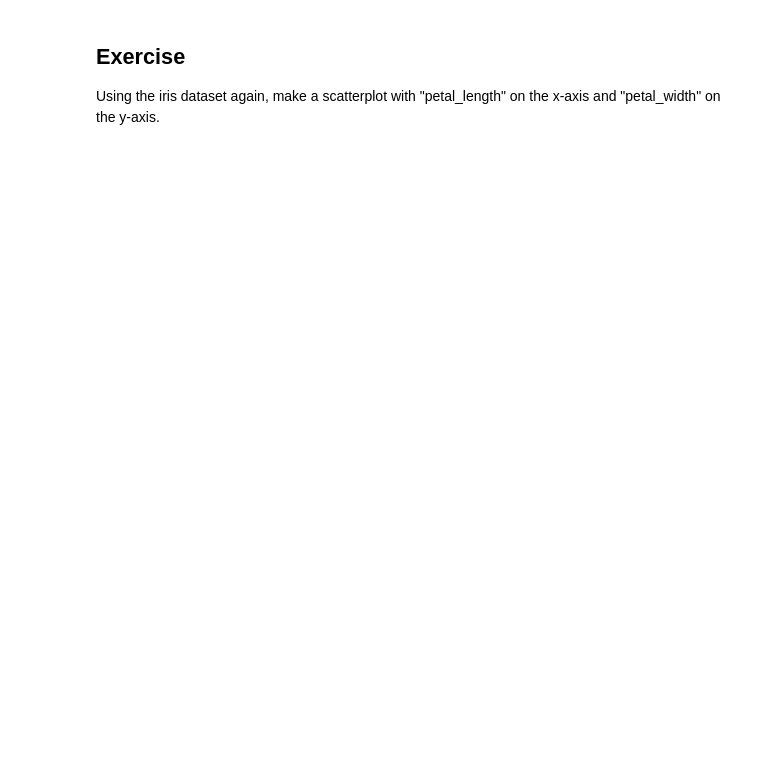
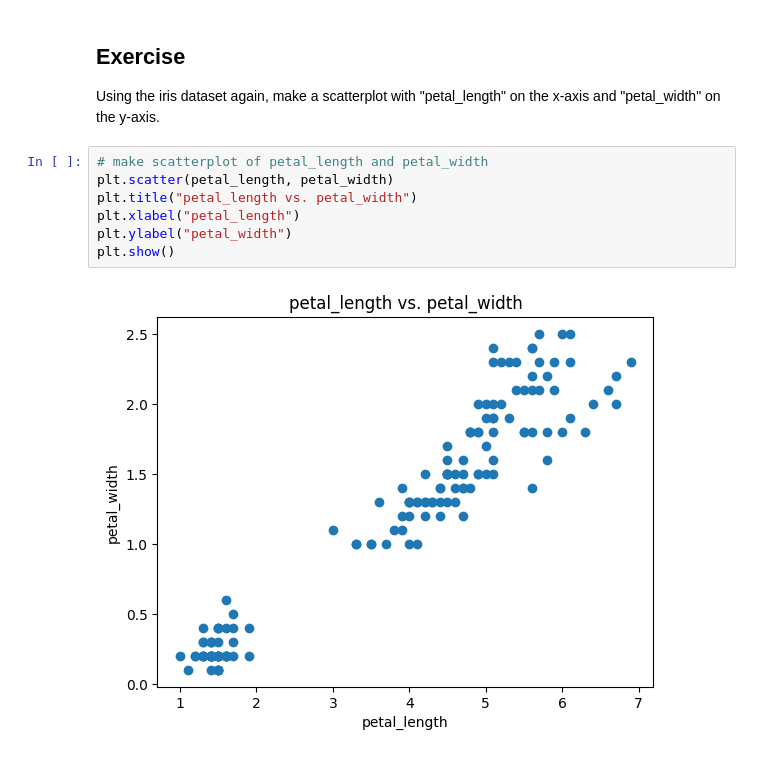
Before and after one commit to ArthurBoucard/RUC_Data-and-Things, a Jupyter notebook: Visualizing data.ipynb, the cells around one changed output. Saved outputs shown, nothing was run; the diff lists cells and outputs as text; blank space fills up the shorter version.

```diff
--- a/Visualizing data.ipynb
+++ b/Visualizing data.ipynb
@@ -238,3 +263,12 @@ Using the iris dataset again, make a histogram of of the column "sepal_length".
 ## Exercise
 
 Using the iris dataset again, make a scatterplot with "petal_length" on the x-axis and "petal_width" on the y-axis.
+# %%
+# make scatterplot of petal_length and petal_width
+plt.scatter(petal_length, petal_width)
+plt.title("petal_length vs. petal_width")
+plt.xlabel("petal_length")
+plt.ylabel("petal_width")
+plt.show()
+# %% [output]
+[figure, added]
```
Also changed, not shown: parts of 3 cells of this notebook.
